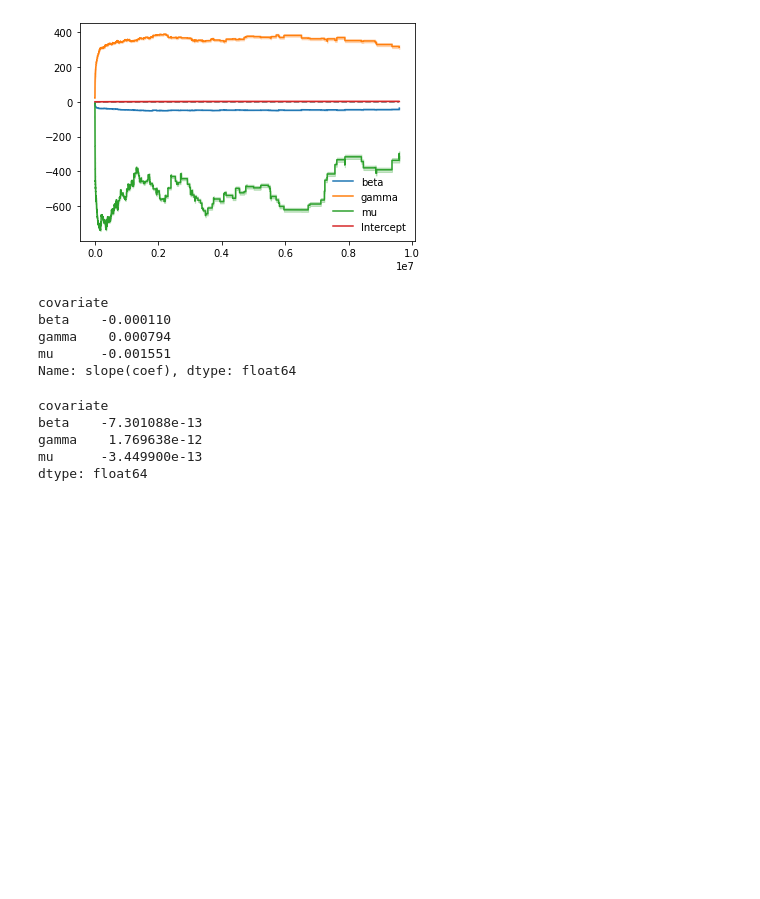
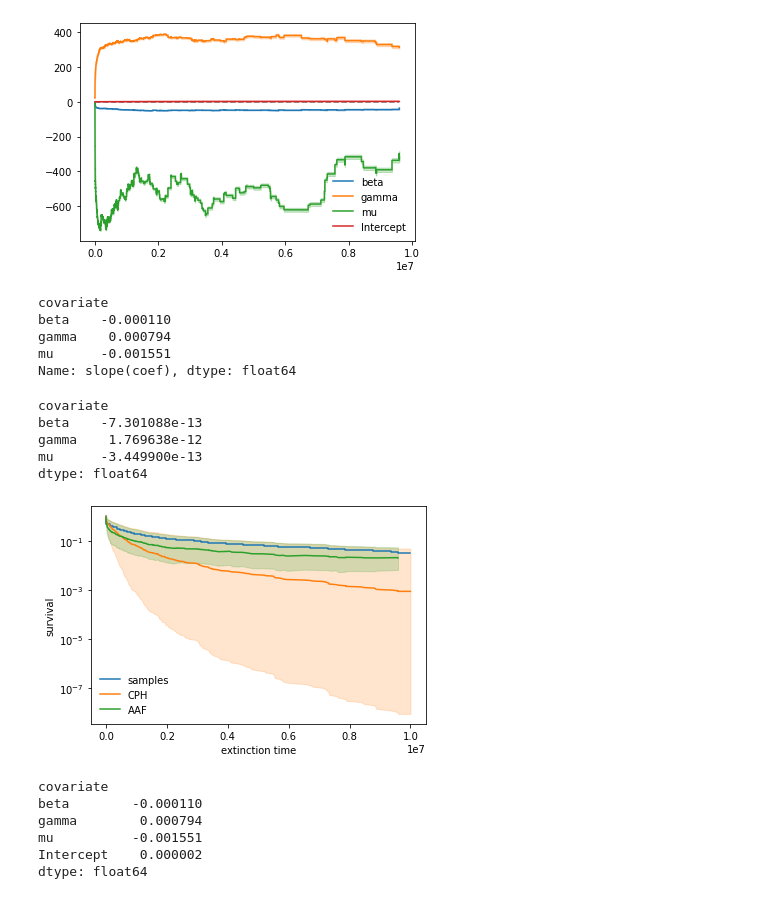
Before and after one commit to janmedlock/sensitivity_analysis, a Jupyter notebook: persistence.ipynb, the cells around one changed output. Drawn from its saved outputs; the diff is of its cells as text; code cells hidden in the pictures; blank space fills up the shorter version.

Commit message:
More on computing the slope in the Aalen additive regression model.

```diff
--- a/persistence.ipynb
+++ b/persistence.ipynb
@@ -185,3 +224,41 @@ beta    -7.301088e-13
 gamma    1.769638e-12
 mu      -3.449900e-13
 dtype: float64
+# %%
+# Compare the models with the original samples.
+(counts, bins) = numpy.histogram(df.duration[df.event], bins='auto')
+counts = numpy.hstack((0, counts, counts[-1]))
+bins = numpy.hstack((bins, df.duration.max()))
+S = 1 - counts.cumsum() / len(df)
+pyplot.plot(bins, S, drawstyle='steps-pre', label='samples')
+
+alpha = 0.5
+for (label, model) in {'CPH': cph, 'AAF': aaf}.items():
+    S = model.predict_survival_function(samples).T
+    line, = pyplot.plot(S.median(), label=label)
+    pyplot.fill_between(S.columns,
+                        S.quantile(alpha / 2),
+                        S.quantile(1 - alpha / 2),
+                        color=line.get_color(),
+                        alpha=0.2)
+pyplot.xlabel('extinction time')
+pyplot.ylabel('survival')
+pyplot.yscale('log')
+_ = pyplot.legend()
+# %% [output]
+[figure, added]
+# %%
+# Reproduce the AAF 'slope' calculation.
+t = aaf._index.to_series()
+survival_table = lifelines.utils.survival_table_from_events(df.duration, df.event)
+at_risk = survival_table.loc[aaf._index].at_risk
+Y = (at_risk[:, None] * aaf.hazards_).cumsum()
+beta = t.dot(Y) / t.dot(at_risk * t)
+beta
+# %% [output]
+covariate
+beta        -0.000110
+gamma        0.000794
+mu          -0.001551
+Intercept    0.000002
+dtype: float64
```
Also changed, not shown: parts of 6 cells of this notebook.
